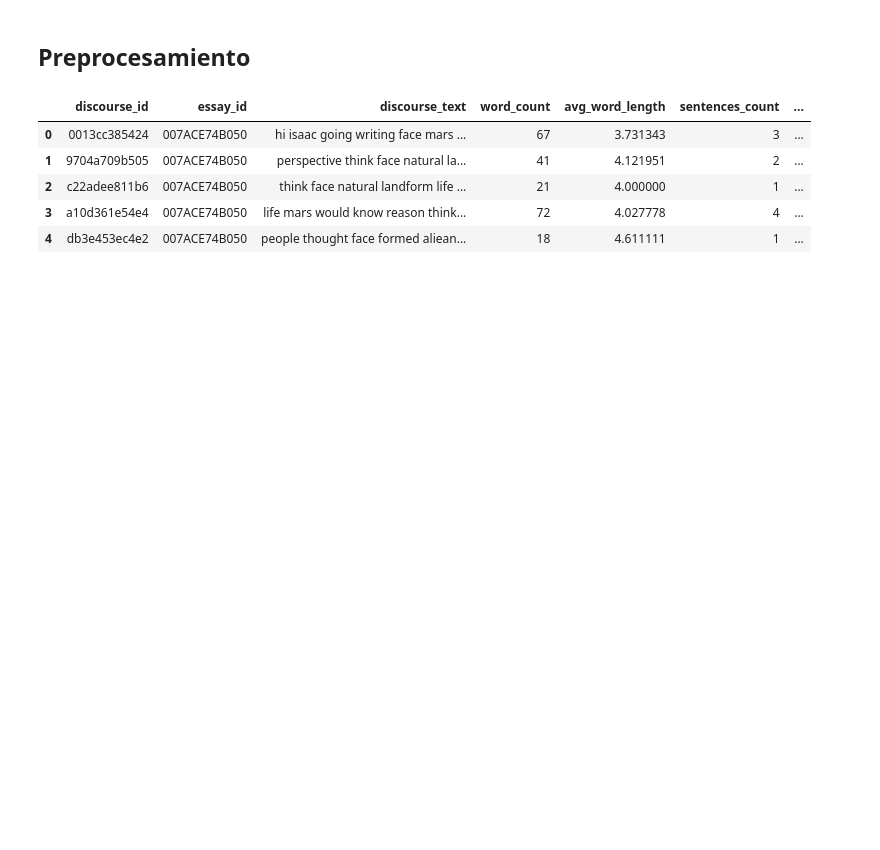
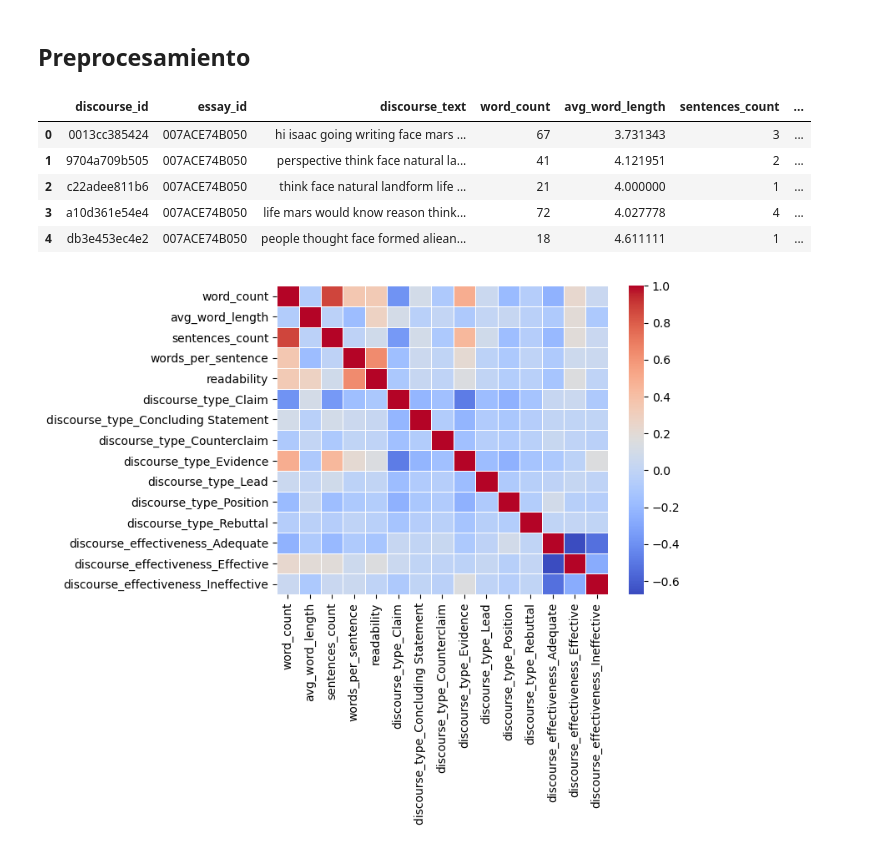
Before and after one commit to oscarjmt/DS-Poyecto-2, a Jupyter notebook: Proyecto 2.ipynb, the cells around one changed output. Drawn from its saved outputs; the diff is of its cells as text; code cells hidden in the pictures; blank space fills up the shorter version.

```diff
--- a/Proyecto 2.ipynb
+++ b/Proyecto 2.ipynb
@@ -239,3 +327,8 @@ data_dummies.head()
 | 2 | c22adee811b6 | 007ACE74B050 | think face natural landform life ... | 21 | 4.000000 | 1 | ... |
 | 3 | a10d361e54e4 | 007ACE74B050 | life mars would know reason think... | 72 | 4.027778 | 4 | ... |
 | 4 | db3e453ec4e2 | 007ACE74B050 | people thought face formed aliean... | 18 | 4.611111 | 1 | ... |
+# %%
+sns.heatmap(data=data_dummies.corr(), annot=False, cmap='coolwarm', linewidths=.5)
+plt.show()
+# %% [output]
+[figure, added]
```
Also changed, not shown: parts of 8 cells of this notebook.
